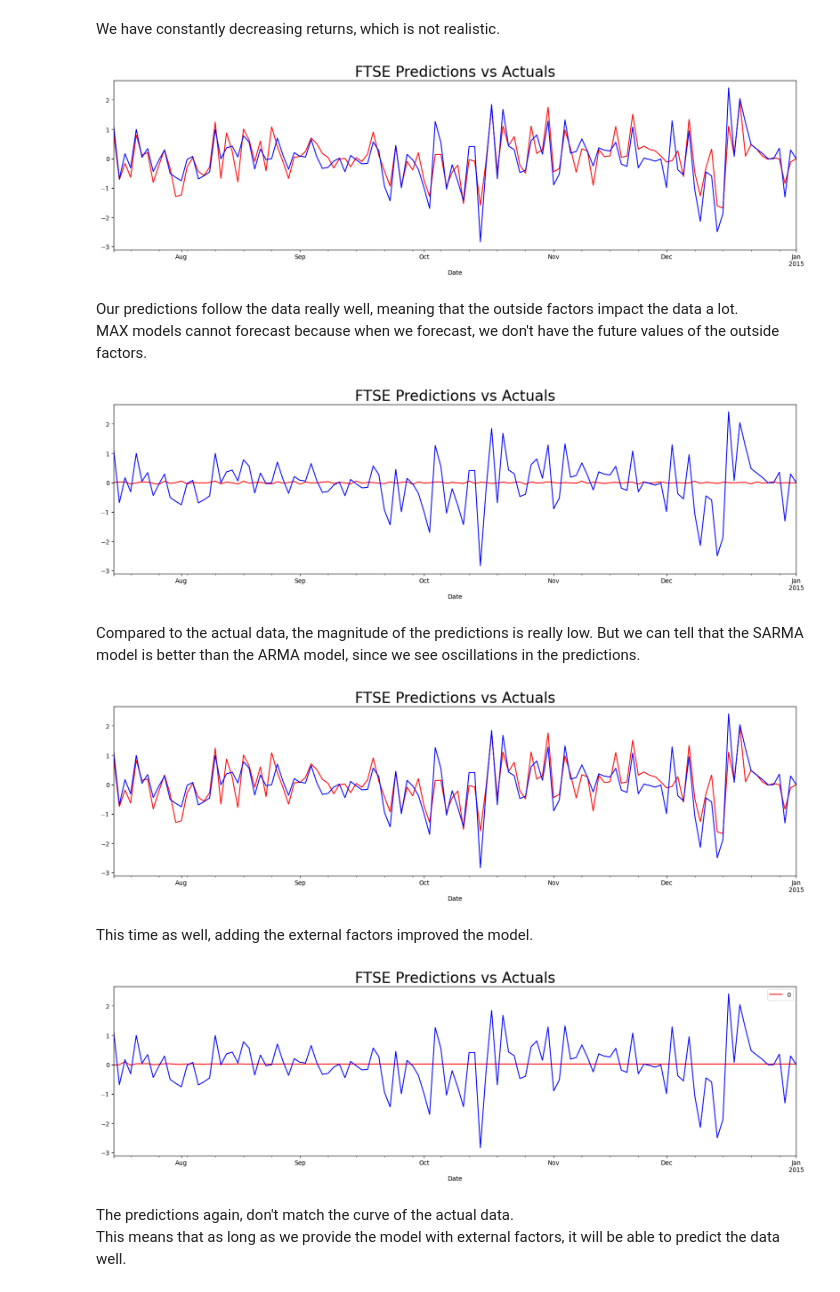
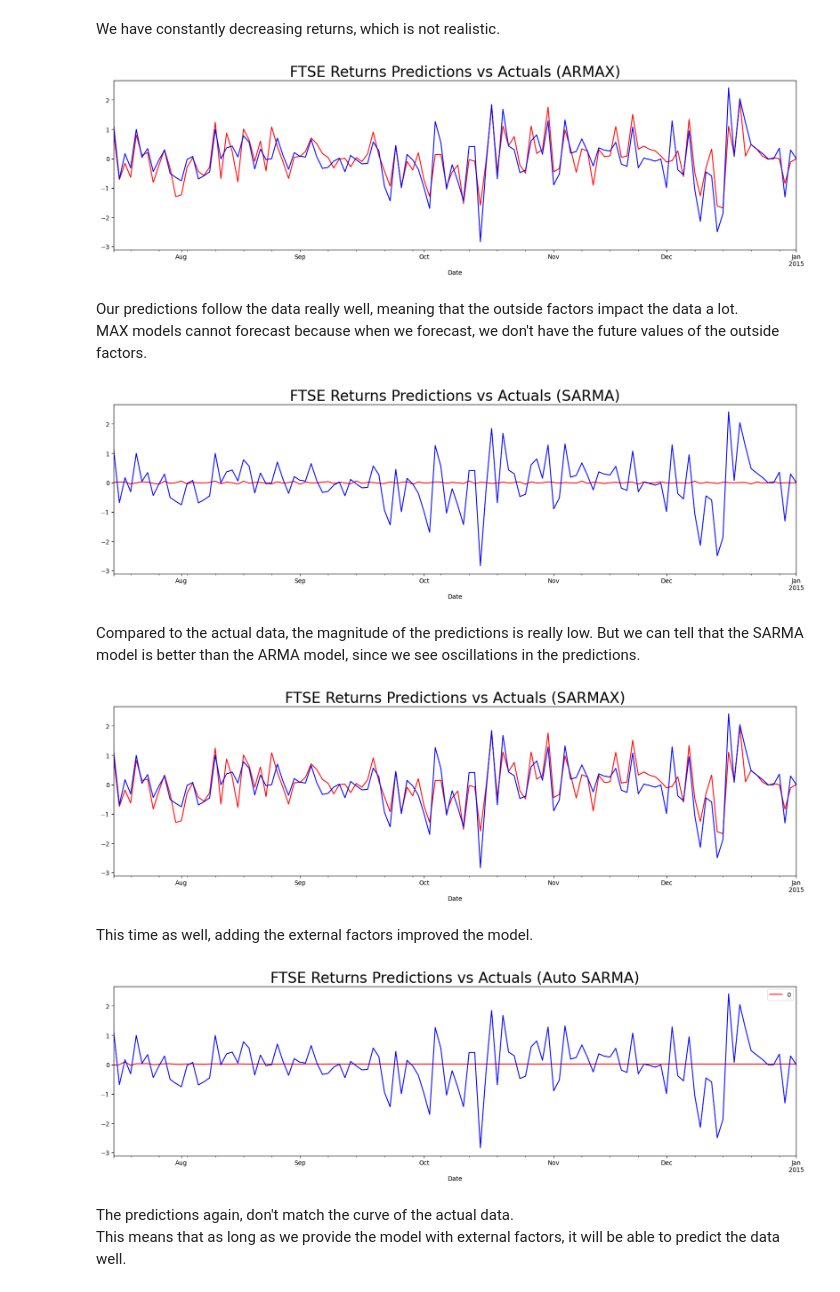
Before and after one commit to mnijadi/forecasting-ts, a Jupyter notebook: forecasting.ipynb, the cells around one changed output. Saved outputs shown, nothing was run; the diff lists cells and outputs as text; code cells hidden in the pictures.

```diff
--- a/forecasting.ipynb
+++ b/forecasting.ipynb
@@ -202,10 +204,10 @@ df_pred = results_ret_armax.predict(start=start_date, end=end_date, exog=df_test
 # plot the predictions
 df_pred[start_date:end_date].plot(figsize=(20,5), color="red")
 df_test.ret_ftse[start_date:end_date].plot(color="blue")
-plt.title("FTSE Predictions vs Actuals", size=24)
+plt.title("FTSE Returns Predictions vs Actuals (ARMAX)", size=24)
 plt.show()
 # %% [output]
-[figure, old version]
+[figure, new version]
 # %% [markdown]
 Our predictions follow the data really well, meaning that the outside factors impact the data a lot.
 MAX models cannot forecast because when we forecast, we don't have the future values of the outside factors.
@@ -220,27 +222,27 @@ df_pred = results_ret_sarma.predict(start=start_date, end=end_date)
 # plot the predictions
 df_pred[start_date:end_date].plot(figsize=(20,5), color="red")
 df_test.ret_ftse[start_date:end_date].plot(color="blue")
-plt.title("FTSE Predictions vs Actuals", size=24)
+plt.title("FTSE Returns Predictions vs Actuals (SARMA)", size=24)
 plt.show()
 # %% [output]
-[figure, old version]
+[figure, new version]
 # %% [markdown]
 Compared to the actual data, the magnitude of the predictions is really low. But we can tell that the SARMA model is better than the ARMA model, since we see oscillations in the predictions.
 # %%
 # SARMAX
 model_ret_sarimax = SARIMAX(df.ret_ftse[1:], exog=df[["ret_spx", "ret_dax", "ret_nikkei"]][1:], order=(3,0,4), seasonal_order=(3,0,2,5))
 results_ret_sarimax = model_ret_sarimax.fit(maxiter=200)
 
 # get the predictions
 df_pred = results_ret_sarimax.predict(start=start_date, end=end_date, exog=df_test[["ret_spx", "ret_dax", "ret_nikkei"]][start_date:end_date])
 
 # plot the predictions
 df_pred[start_date:end_date].plot(figsize=(20,5), color="red")
 df_test.ret_ftse[start_date:end_date].plot(color="blue")
-plt.title("FTSE Predictions vs Actuals", size=24)
+plt.title("FTSE Returns Predictions vs Actuals (SARMAX)", size=24)
 plt.show()
 # %% [output]
-[figure, old version]
+[figure, new version]
 # %% [markdown]
 This time as well, adding the external factors improved the model.
 # %%
@@ -253,10 +255,10 @@ y_pred = pd.DataFrame(model_auto.predict(n_periods=len(df_test[start_date:end_da
 # plot the predictions
 y_pred.plot(figsize=(20,5), color="red")
 df_test.ret_ftse[start_date:end_date].plot(color="blue")
-plt.title("FTSE Predictions vs Actuals", size=24)
+plt.title("FTSE Returns Predictions vs Actuals (Auto SARMA)", size=24)
 plt.show()
 # %% [output]
-[figure, old version]
+[figure, new version]
 # %% [markdown]
 The predictions again, don't match the curve of the actual data.
 This means that as long as we provide the model with external factors, it will be able to predict the data well.
```
Also changed, not shown: parts of 23 cells of this notebook.
